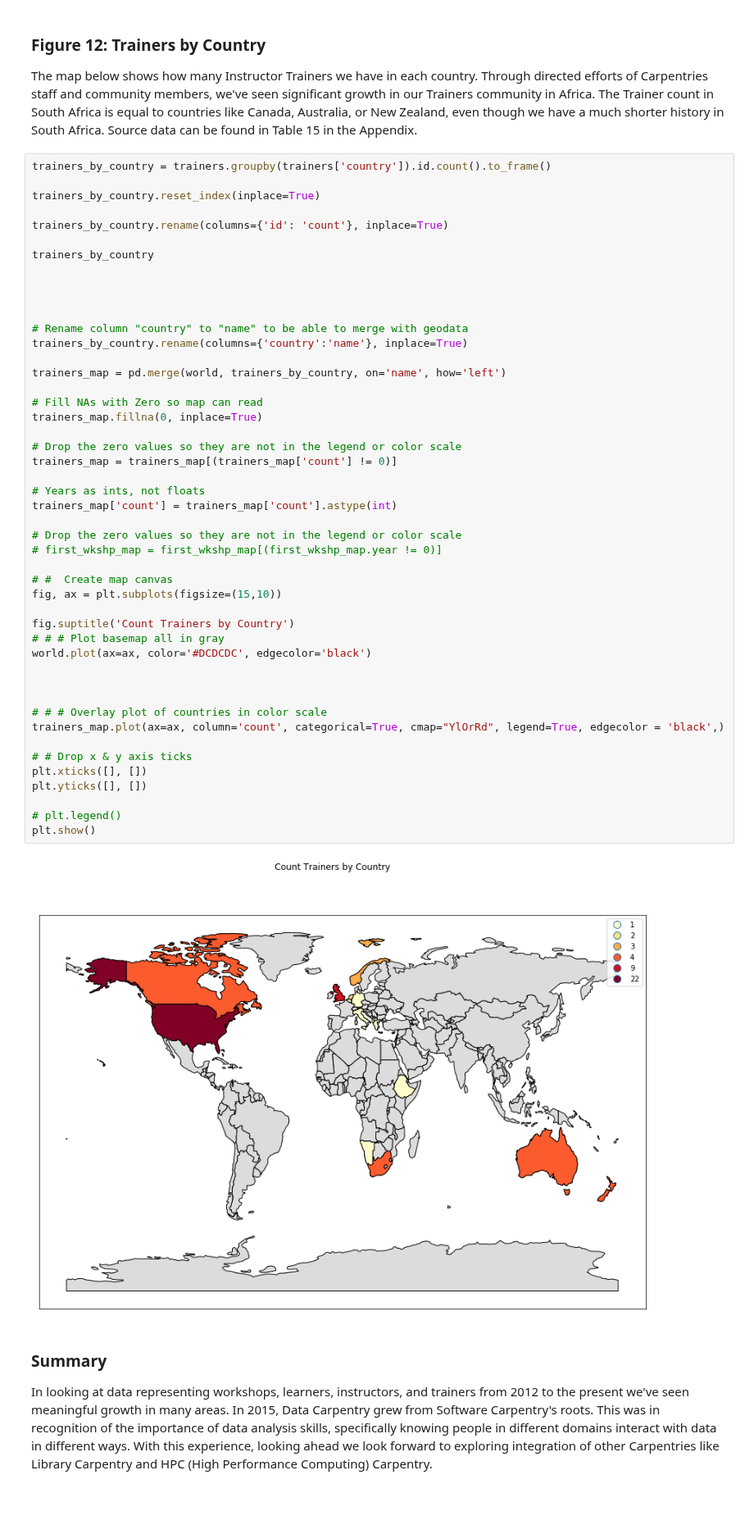
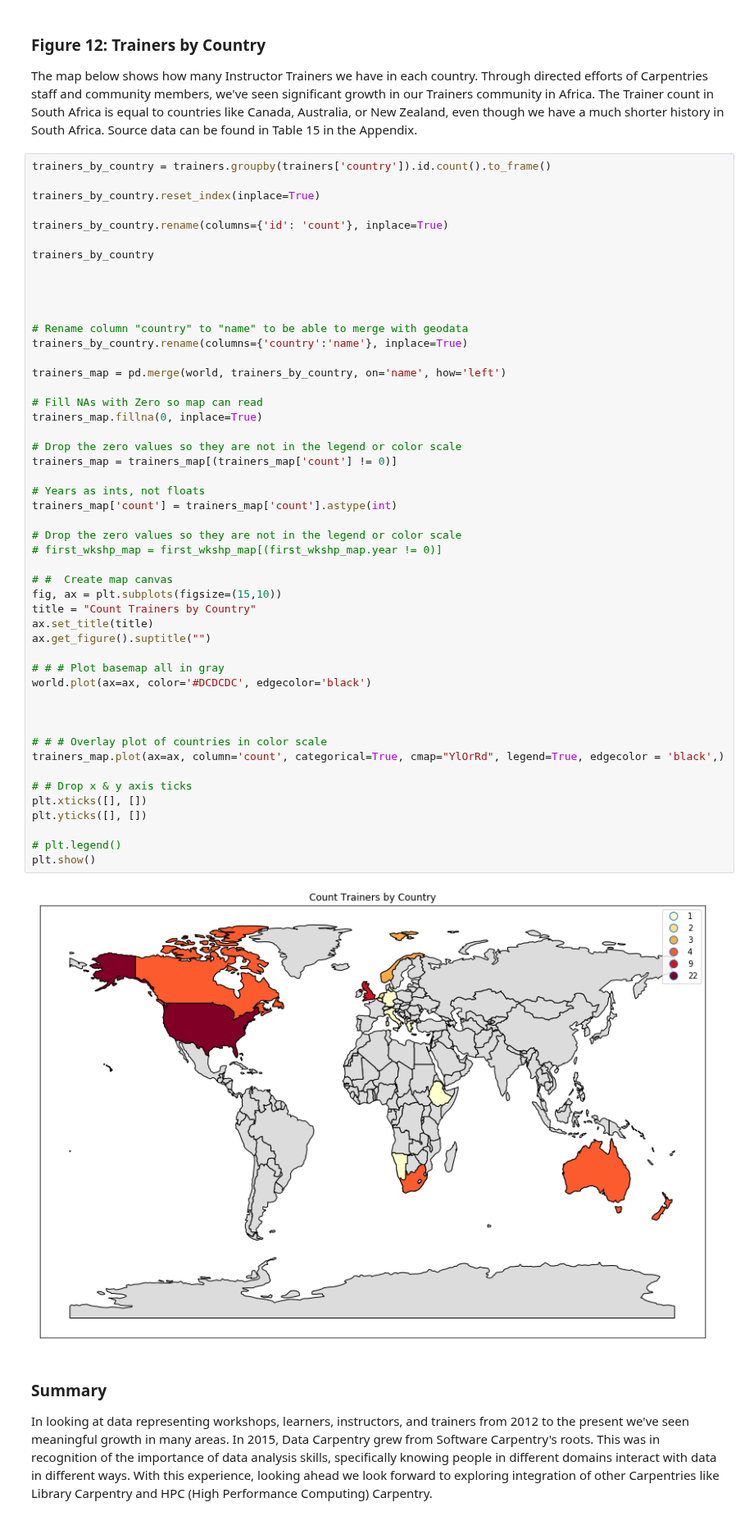
Before and after one commit to carpentries/assessment, a Jupyter notebook: programmatic-assessment/workshops/final_notebook_report.ipynb, the cells around one changed output. Shown at 82% size. Saved outputs shown, nothing was run; the diff lists cells and outputs as text.

```diff
--- a/programmatic-assessment/workshops/final_notebook_report.ipynb
+++ b/programmatic-assessment/workshops/final_notebook_report.ipynb
@@ -873,35 +875,37 @@ trainers_map = pd.merge(world, trainers_by_country, on='name', how='left')
 # Fill NAs with Zero so map can read
 trainers_map.fillna(0, inplace=True)
 
 # Drop the zero values so they are not in the legend or color scale
 trainers_map = trainers_map[(trainers_map['count'] != 0)]
 
 # Years as ints, not floats
 trainers_map['count'] = trainers_map['count'].astype(int)
 
 # Drop the zero values so they are not in the legend or color scale
 # first_wkshp_map = first_wkshp_map[(first_wkshp_map.year != 0)]
 
 # #  Create map canvas
 fig, ax = plt.subplots(figsize=(15,10))
+title = "Count Trainers by Country"
+ax.set_title(title)
+ax.get_figure().suptitle("")
 
-fig.suptitle('Count Trainers by Country')
 # # # Plot basemap all in gray
 world.plot(ax=ax, color='#DCDCDC', edgecolor='black')
 
 
 
 # # # Overlay plot of countries in color scale
 trainers_map.plot(ax=ax, column='count', categorical=True, cmap="YlOrRd", legend=True, edgecolor = 'black',)
 
 # # Drop x & y axis ticks
 plt.xticks([], [])
 plt.yticks([], [])
 
 # plt.legend()
 plt.show()
 # %% [output]
-[figure, old version]
+[figure, new version]
 # %% [markdown]
 ### Summary
 
```
Also changed, not shown: parts of 2 cells of this notebook, 2 other files.
